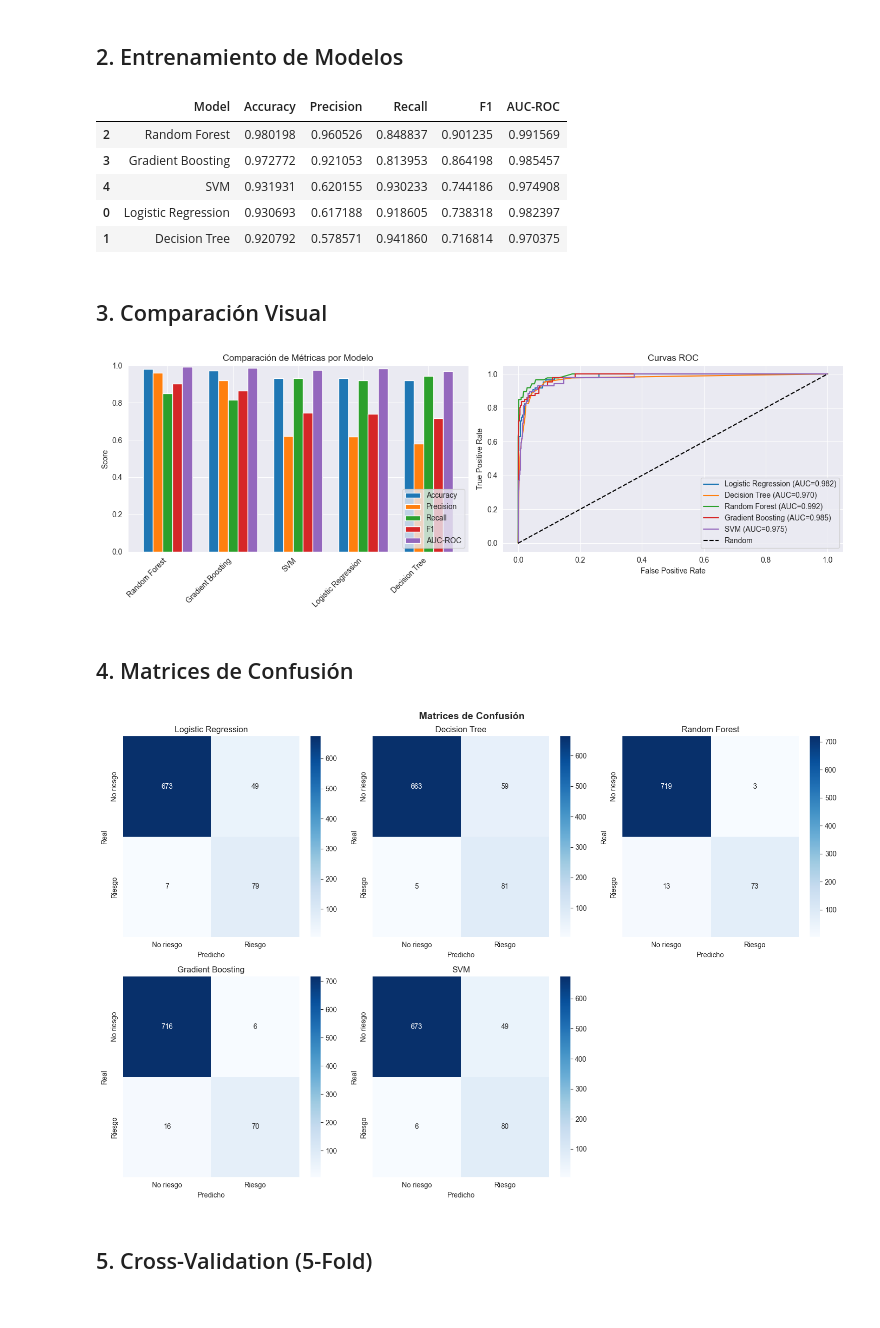
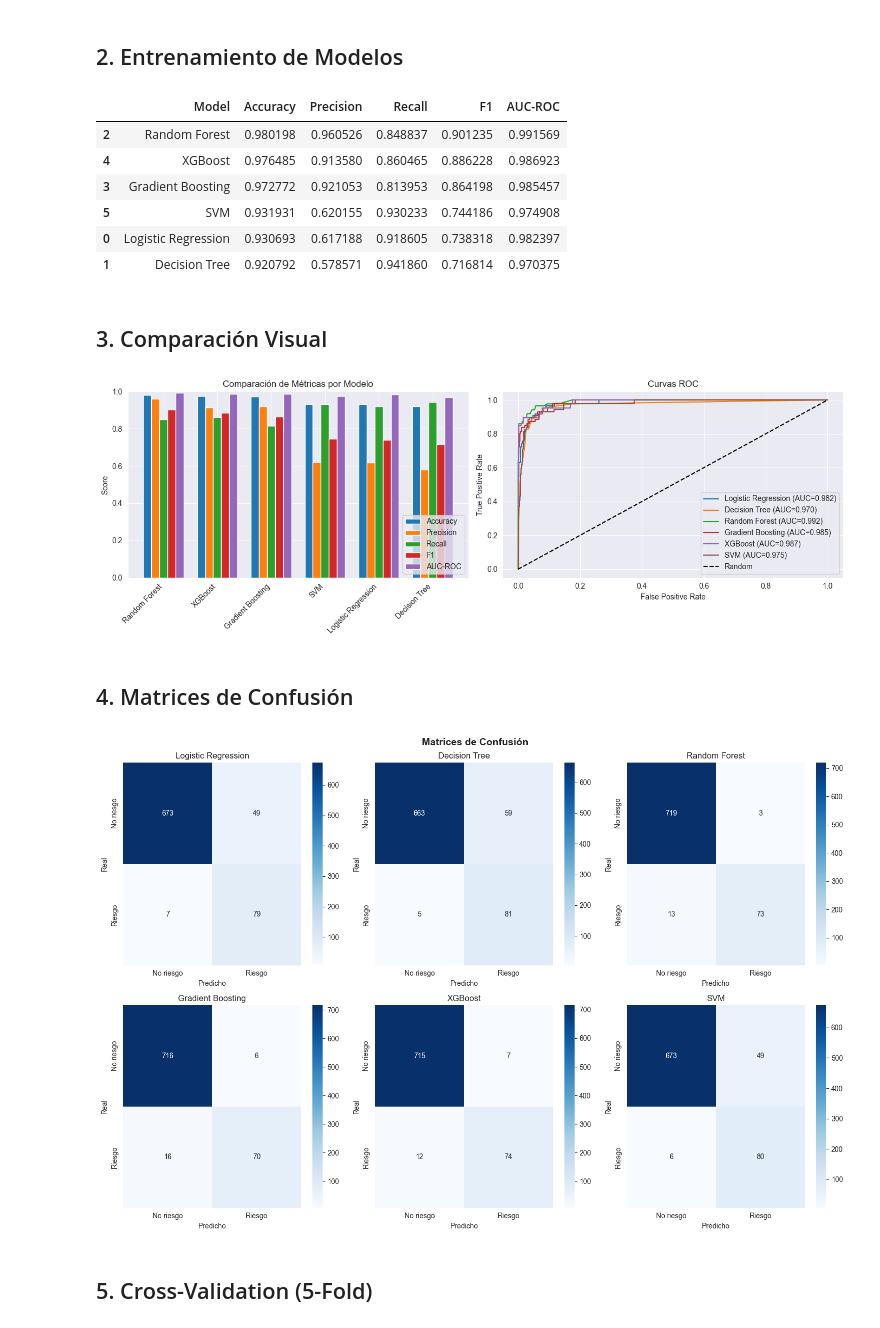
Before and after one commit to jorge-ivan-jimenez-reyes/MachineLearning, a Jupyter notebook: Proyecto/grad_rate_models.ipynb, the cells around one changed output. Saved outputs shown, nothing was run; the diff lists cells and outputs as text; code cells hidden in the pictures.

```diff
--- a/Proyecto/grad_rate_models.ipynb
+++ b/Proyecto/grad_rate_models.ipynb
@@ -70,6 +71,7 @@ models = {
     'Decision Tree': DecisionTreeClassifier(random_state=42, max_depth=5, class_weight='balanced'),
     'Random Forest': RandomForestClassifier(random_state=42, n_estimators=100, class_weight='balanced'),
     'Gradient Boosting': GradientBoostingClassifier(random_state=42, n_estimators=100),
+    'XGBoost': xgb.XGBClassifier(random_state=42, n_estimators=100, scale_pos_weight=8, use_label_encoder=False, eval_metric='logloss'),
     'SVM': SVC(random_state=42, probability=True, class_weight='balanced')
 }
 
@@ -99,8 +101,9 @@ results_df.style.highlight_max(subset=['Accuracy', 'Precision', 'Recall', 'F1',
 # %% [output]
 |  | Model | Accuracy | Precision | Recall | F1 | AUC-ROC |
 | 2 | Random Forest | 0.980198 | 0.960526 | 0.848837 | 0.901235 | 0.991569 |
+| 4 | XGBoost | 0.976485 | 0.913580 | 0.860465 | 0.886228 | 0.986923 |
 | 3 | Gradient Boosting | 0.972772 | 0.921053 | 0.813953 | 0.864198 | 0.985457 |
-| 4 | SVM | 0.931931 | 0.620155 | 0.930233 | 0.744186 | 0.974908 |
+| 5 | SVM | 0.931931 | 0.620155 | 0.930233 | 0.744186 | 0.974908 |
 | 0 | Logistic Regression | 0.930693 | 0.617188 | 0.918605 | 0.738318 | 0.982397 |
 | 1 | Decision Tree | 0.920792 | 0.578571 | 0.941860 | 0.716814 | 0.970375 |
 # %% [markdown]
@@ -140,32 +143,31 @@ axes[1].legend(loc='lower right')
 plt.tight_layout()
 plt.show()
 # %% [output]
-[figure, old version]
+[figure, new version]
 # %% [markdown]
 ## 4. Matrices de Confusión
 # %%
 fig, axes = plt.subplots(2, 3, figsize=(15, 10))
 axes = axes.ravel()
 
 for idx, (name, model) in enumerate(models.items()):
     if name in ['Logistic Regression', 'SVM']:
         y_pred = model.predict(X_test_scaled)
     else:
         y_pred = model.predict(X_test)
 
     cm = confusion_matrix(y_test, y_pred)
     sns.heatmap(cm, annot=True, fmt='d', cmap='Blues', ax=axes[idx],
                 xticklabels=['No riesgo', 'Riesgo'], yticklabels=['No riesgo', 'Riesgo'])
     axes[idx].set_title(name)
     axes[idx].set_ylabel('Real')
     axes[idx].set_xlabel('Predicho')
 
-axes[-1].axis('off')
 plt.suptitle('Matrices de Confusión', fontsize=14, fontweight='bold')
 plt.tight_layout()
 plt.show()
 # %% [output]
-[figure, old version]
+[figure, new version]
 # %% [markdown]
 ## 5. Cross-Validation (5-Fold)
 # %%
```
Also changed, not shown: parts of 5 cells of this notebook, 2 other files.
